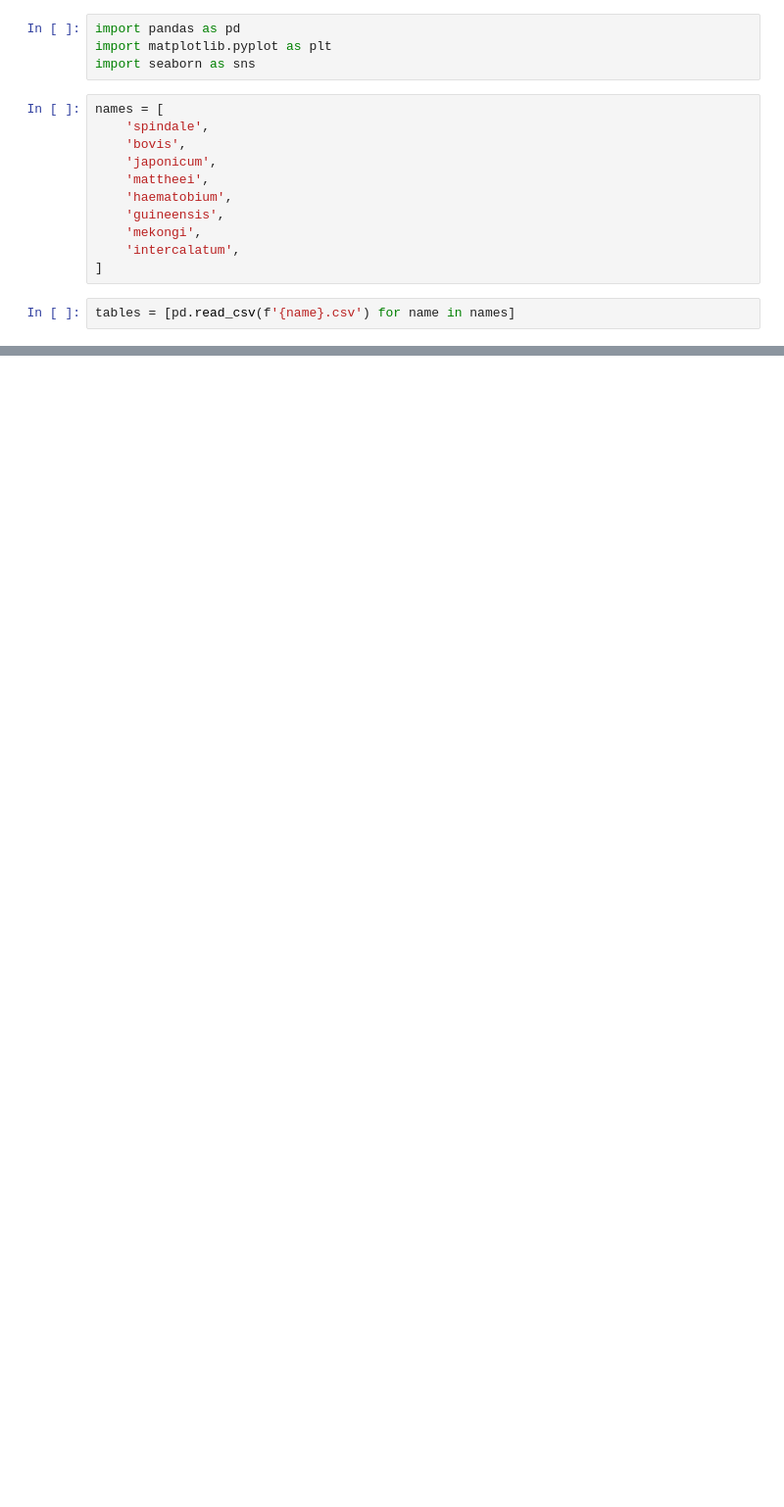
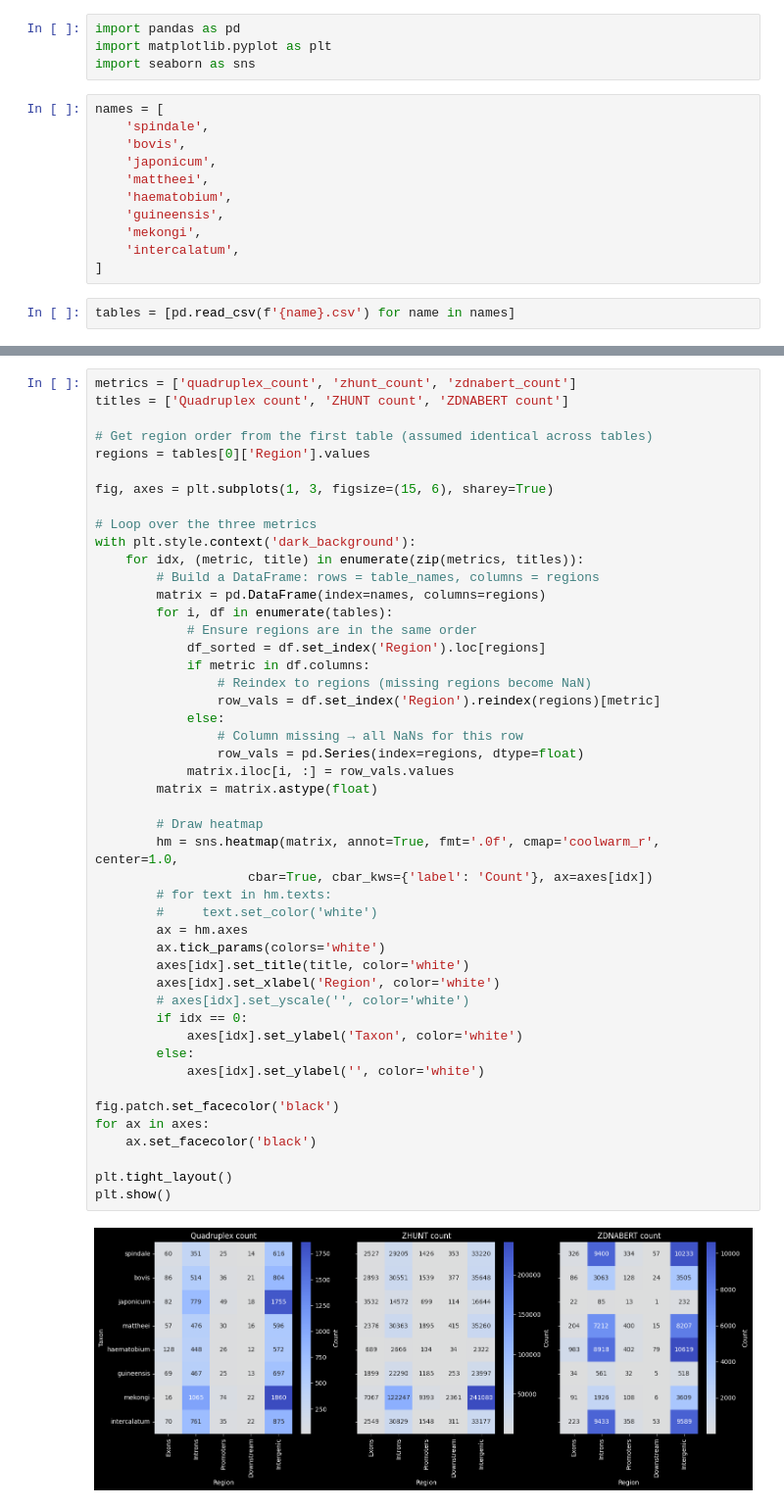
Before and after one commit to helloclock1/bioinf-project, a Jupyter notebook: presentation/main.ipynb, the cells around one changed output, grey strips where cells are left out. Shown at 98% size. Cells and saved outputs as stored; diff of their text form; blank space fills up the shorter version.

```diff
--- a/presentation/main.ipynb
+++ b/presentation/main.ipynb
@@ -65,0 +66,49 @@ plt.show()
+# %%
+metrics = ['quadruplex_count', 'zhunt_count', 'zdnabert_count']
+titles = ['Quadruplex count', 'ZHUNT count', 'ZDNABERT count']
+
+# Get region order from the first table (assumed identical across tables)
+regions = tables[0]['Region'].values
+
+fig, axes = plt.subplots(1, 3, figsize=(15, 6), sharey=True)
+
+# Loop over the three metrics
+with plt.style.context('dark_background'):
+    for idx, (metric, title) in enumerate(zip(metrics, titles)):
+        # Build a DataFrame: rows = table_names, columns = regions
+        matrix = pd.DataFrame(index=names, columns=regions)
+        for i, df in enumerate(tables):
+            # Ensure regions are in the same order
+            df_sorted = df.set_index('Region').loc[regions]
+            if metric in df.columns:
+                # Reindex to regions (missing regions become NaN)
+                row_vals = df.set_index('Region').reindex(regions)[metric]
+            else:
+                # Column missing → all NaNs for this row
+                row_vals = pd.Series(index=regions, dtype=float)
+            matrix.iloc[i, :] = row_vals.values
+        matrix = matrix.astype(float)
+
+        # Draw heatmap
+        hm = sns.heatmap(matrix, annot=True, fmt='.0f', cmap='coolwarm_r', center=1.0,
+                    cbar=True, cbar_kws={'label': 'Count'}, ax=axes[idx])
+        # for text in hm.texts:
+        #     text.set_color('white')
+        ax = hm.axes
+        ax.tick_params(colors='white')
+        axes[idx].set_title(title, color='white')
+        axes[idx].set_xlabel('Region', color='white')
+        # axes[idx].set_yscale('', color='white')
+        if idx == 0:
+            axes[idx].set_ylabel('Taxon', color='white')
+        else:
+            axes[idx].set_ylabel('', color='white')
+
+fig.patch.set_facecolor('black')
+for ax in axes:
+    ax.set_facecolor('black')
+
+plt.tight_layout()
+plt.show()
+# %% [output]
+[figure, added]
```
Also changed, not shown: parts of 1 cell of this notebook, 1 other file.
